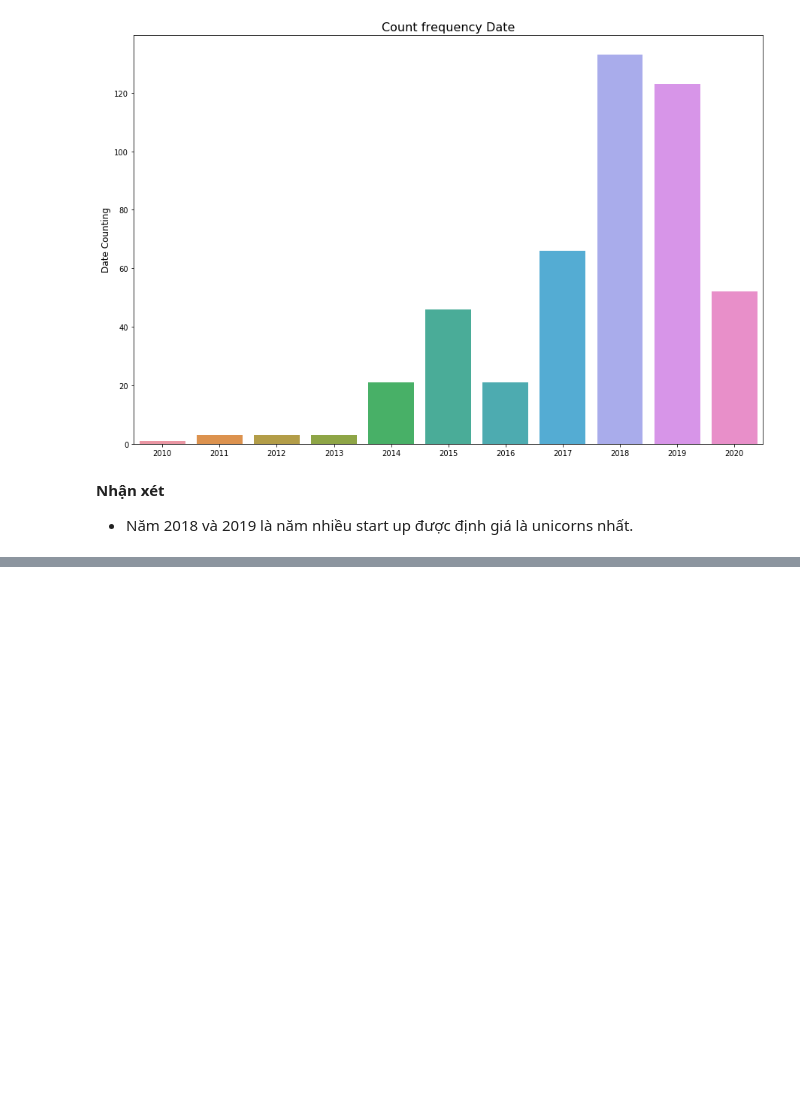
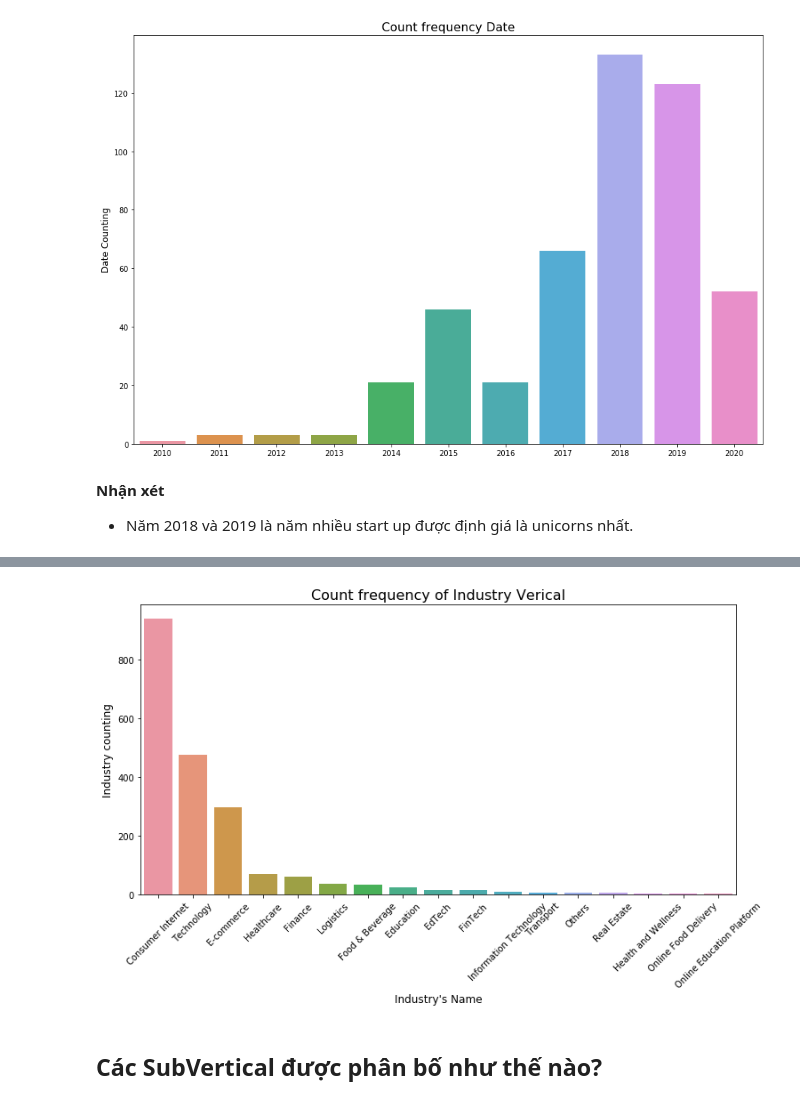
Before and after one commit to ethanol1310/Final_DSProgramming, a Jupyter notebook: 1712689-HuynhNgocQuan.ipynb, the cells around one changed output, grey strips where cells are left out. Drawn from its saved outputs; the diff is of its cells as text; code cells hidden in the pictures; blank space fills up the shorter version.

```diff
--- a/1712689-HuynhNgocQuan.ipynb
+++ b/1712689-HuynhNgocQuan.ipynb
@@ -895,0 +997,45 @@ plt.show()
+# %%
+# FinTech
+startup_df = startup_df.replace('Fin-Tech','FinTech', regex=True)
+
+# E-commerce
+startup_df = startup_df.replace('eCommerce','E-commerce', regex=True)
+startup_df = startup_df.replace('ECommerce','E-commerce', regex=True)
+startup_df = startup_df.replace('E-Commerce','E-commerce', regex=True)
+startup_df = startup_df.replace('E-commerce','E-commerce', regex=True)
+startup_df = startup_df.replace('Ecommerce','E-commerce', regex=True)
+startup_df = startup_df.replace('ecommerce','E-commerce', regex=True)
+
+# Food & Beverage
+startup_df = startup_df.replace('Food & Beverage','Food & Beverage', regex=True)
+startup_df = startup_df.replace('Food and Beverage','Food & Beverage', regex=True)
+startup_df = startup_df.replace('Food and Beverages','Food & Beverage', regex=True)
+startup_df = startup_df.replace('Food & Beverages','Food & Beverage', regex=True)
+
+# Transport
+startup_df = startup_df.replace('Transportation','Transport', regex=True)
+startup_df = startup_df.replace('Transport','Transport', regex=True)
+
+# Information Technology
+startup_df = startup_df.replace('IT','Information Technology', regex=True)
+
+# Ed-Tech
+startup_df = startup_df.replace('Ed-Tech','EdTech', regex=True)
+
+# Logistics
+startup_df = startup_df.replace('Logistics Tech','Logistics', regex=True)
+# %%
+industry = startup_df['Industry Vertical'].value_counts()
+industry = industry[industry.values >= 4]
+# %%
+plt.figure(figsize=(12,6))
+sns.barplot(x=industry.index, y=industry.values)
+plt.xticks(rotation=45)
+plt.xlabel("Industry's Name", fontsize=12)
+plt.ylabel('Industry counting', fontsize=12)
+plt.title("Count frequency of Industry Verical", fontsize=16)
+plt.show()
+# %% [output]
+[figure, added]
+# %% [markdown]
+## Các SubVertical được phân bố như thế nào?
```
Also changed, not shown: parts of 34 cells of this notebook.
